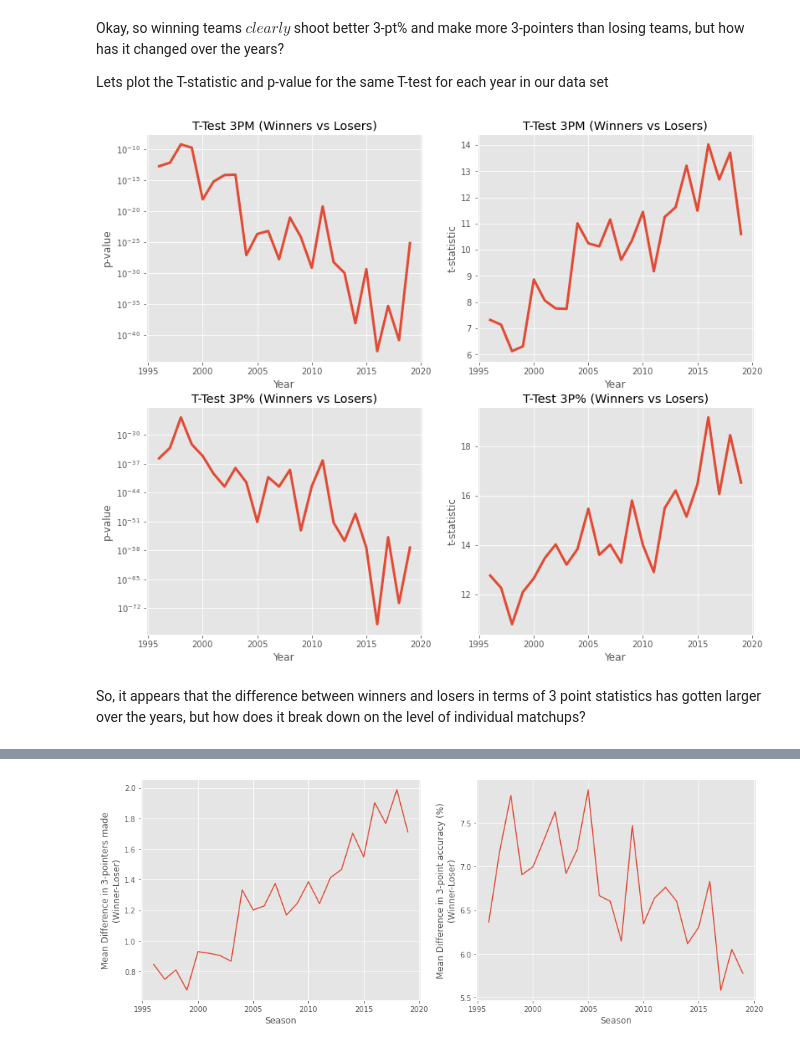
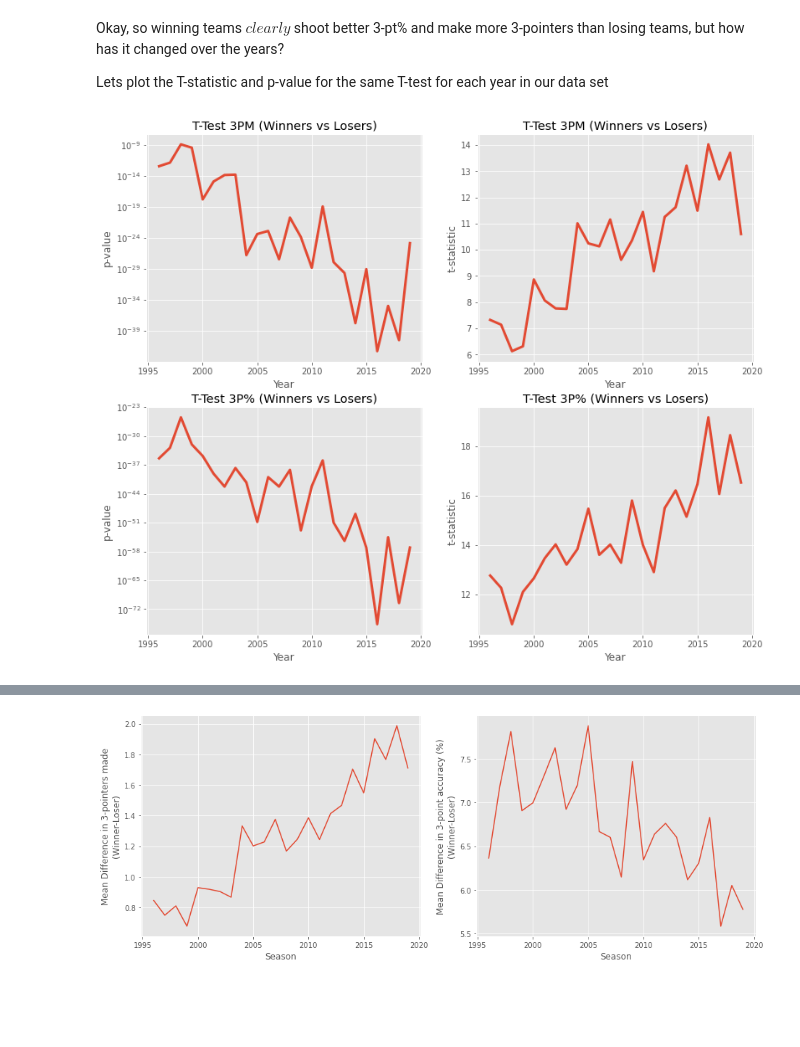
Before and after one commit to Nick-Henderson/nba-3pt-analysis, a Jupyter notebook: nba-3pt-analysis.ipynb, the cells around one changed output, grey strips where cells are left out. Saved outputs shown, nothing was run; the diff lists cells and outputs as text; code cells hidden in the pictures; blank space fills up the shorter version.

```diff
--- a/nba-3pt-analysis.ipynb
+++ b/nba-3pt-analysis.ipynb
@@ -65,6 +65,14 @@ nba['HOME/AWAY'] = np.select(conditions, values)
 nba = nba[['TEAM','HOME/AWAY','OPPONENT','GAME DATE', 'W/L', 'MIN', 'PTS', 'FGM', 'FGA',
        'FG%', '3PM', '3PA', '3P%', 'FTM', 'FTA', 'FT%', 'OREB', 'DREB', 'REB',
        'AST', 'TOV', 'STL', 'BLK', 'PF', '+/-', 'SEASON']]
+
+#Adding useful columns
+# 3 pointers made per shot made
+nba['3PM_p_FGM'] = nba['3PM']/nba['FGM']
+# 3 pointers attempted per shot attempted
+nba['3PA_p_FGA'] = nba['3PA']/nba['FGA']
+
+
 nba
 # %% [output]
 |  | TEAM | HOME/AWAY | OPPONENT | GAME DATE | W/L | MIN | PTS | FGM | FGA | FG% | ... |
@@ -314,14 +325,11 @@ Okay, so winning teams $clearly$ shoot better 3-pt% and make more 3-pointers tha
 Lets plot the T-statistic and p-value for the same T-test for each year in our data set
 # %%
 # function to plot p-value or t-stat for each year in our dataset
-def ttest_winlose_plot_1tail(year_list, col, ax, stat = 'p',scale='linear'):
+def ttest_winlose_plot_2tail(year_list, col, ax, stat = 'p',scale='linear'):
     pvals = []
     tstats = []
     for year in year_list:
         tstat, pval = stats.ttest_ind(win[win['SEASON']==year][col],lose[lose['SEASON']==year][col])
-        pval = pval/2
-        if tstat < 0:
-            pval = 1-pval
         pvals.append(pval)
         tstats.append(tstat)
     if stat == 'p':
@@ -338,11 +346,10 @@ def ttest_winlose_plot_1tail(year_list, col, ax, stat = 'p',scale='linear'):
 # %%
 years = list(range(1996,2020))
 fig,ax = plt.subplots(2,2,figsize=(13,11))
-ttest_winlose_plot_1tail(years,'3PM',ax[0][0],'p','log')
-ttest_winlose_plot_1tail(years,'3PM',ax[0][1],'t')
-ttest_winlose_plot_1tail(years,'3P%',ax[1][0],'p','log')
-ttest_winlose_plot_1tail(years,'3P%',ax[1][1],'t')
+ttest_winlose_plot_2tail(years,'3PM',ax[0][0],'p','log')
+ttest_winlose_plot_2tail(years,'3PM',ax[0][1],'t')
+ttest_winlose_plot_2tail(years,'3P%',ax[1][0],'p','log')
+ttest_winlose_plot_2tail(years,'3P%',ax[1][1],'t')
+fig.savefig('plots/9-ttest-plot-3pm-3pp.png')
 # %% [output]
-[figure, old version]
+[figure, new version]
-# %% [markdown]
-So, it appears that the difference between winners and losers in terms of 3 point statistics has gotten larger over the years, but how does it break down on the level of individual matchups?
```
Also changed, not shown: parts of 32 cells of this notebook, 21 other files.
